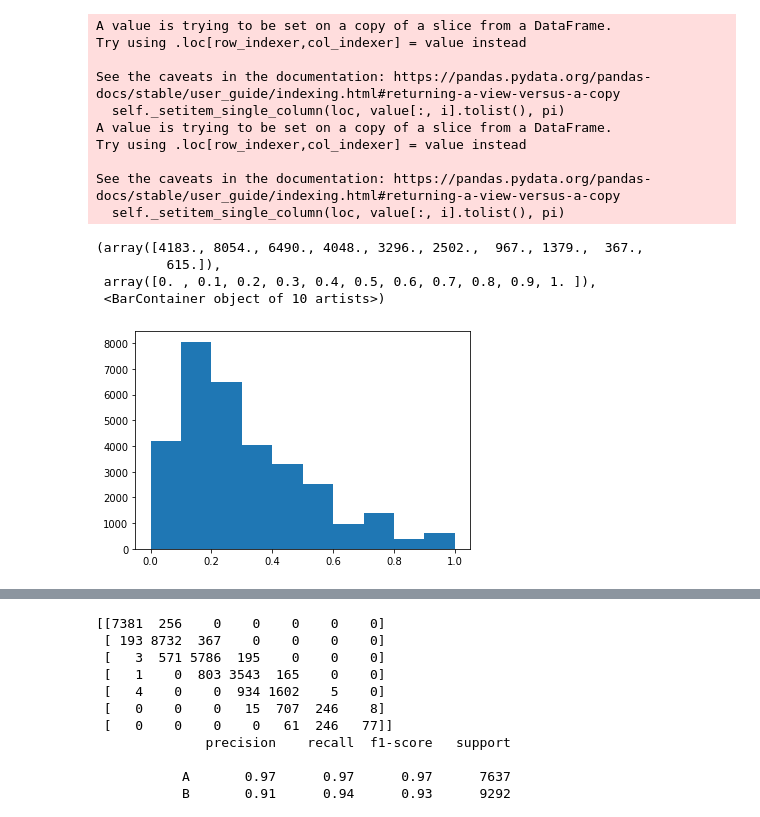
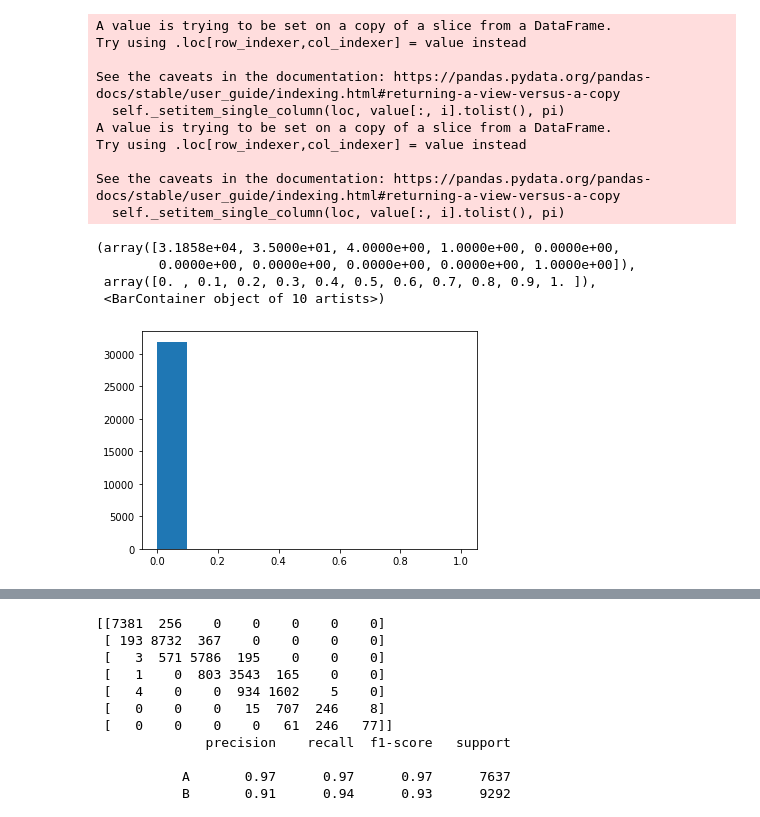
Before and after one commit to amStraszenrand/NeueFische-2nd_Project, a Jupyter notebook: Modell.ipynb, the cells around one changed output, grey strips where cells are left out. Drawn from its saved outputs; the diff is of its cells as text; code cells hidden in the pictures.

```diff
--- a/Modell.ipynb
+++ b/Modell.ipynb
@@ -94,7 +103,7 @@ from sklearn.preprocessing import MinMaxScaler
 
 # Initialize a scaler, then apply it to the features
 scaler = MinMaxScaler()
-numerical = ['loan_amnt', 'term', 'int_rate', 'installment', 'annual_inc',"issue_d","dti","open_acc","revol_bal","pub_rec_bankruptcies" ]
+numerical = ['loan_amnt', 'term', 'int_rate', 'installment', 'annual_inc',"dti","open_acc","revol_bal","pub_rec_bankruptcies" ]
 X_train.loc[:,numerical] = scaler.fit_transform(X_train[numerical])
 X_test.loc[:,numerical] = scaler.transform(X_test[numerical])
 # %% [output]
@@ -109,10 +118,10 @@ Try using .loc[row_indexer,col_indexer] = value instead
 See the caveats in the documentation: https://pandas.pydata.org/pandas-docs/stable/user_guide/indexing.html#returning-a-view-versus-a-copy
   self._setitem_single_column(loc, value[:, i].tolist(), pi)
 # %%
-plt.hist(x = scaler.fit_transform(X_train[["loan_amnt"]]))
+plt.hist(x = X_train["annual_inc"])
 # %% [output]
-(array([4183., 8054., 6490., 4048., 3296., 2502.,  967., 1379.,  367.,
-         615.]),
+(array([3.1858e+04, 3.5000e+01, 4.0000e+00, 1.0000e+00, 0.0000e+00,
+        0.0000e+00, 0.0000e+00, 0.0000e+00, 0.0000e+00, 1.0000e+00]),
  array([0. , 0.1, 0.2, 0.3, 0.4, 0.5, 0.6, 0.7, 0.8, 0.9, 1. ]),
  <BarContainer object of 10 artists>)
-[figure, old version]
+[figure, new version]
```
Also changed, not shown: parts of 12 cells of this notebook, 4 other files.
